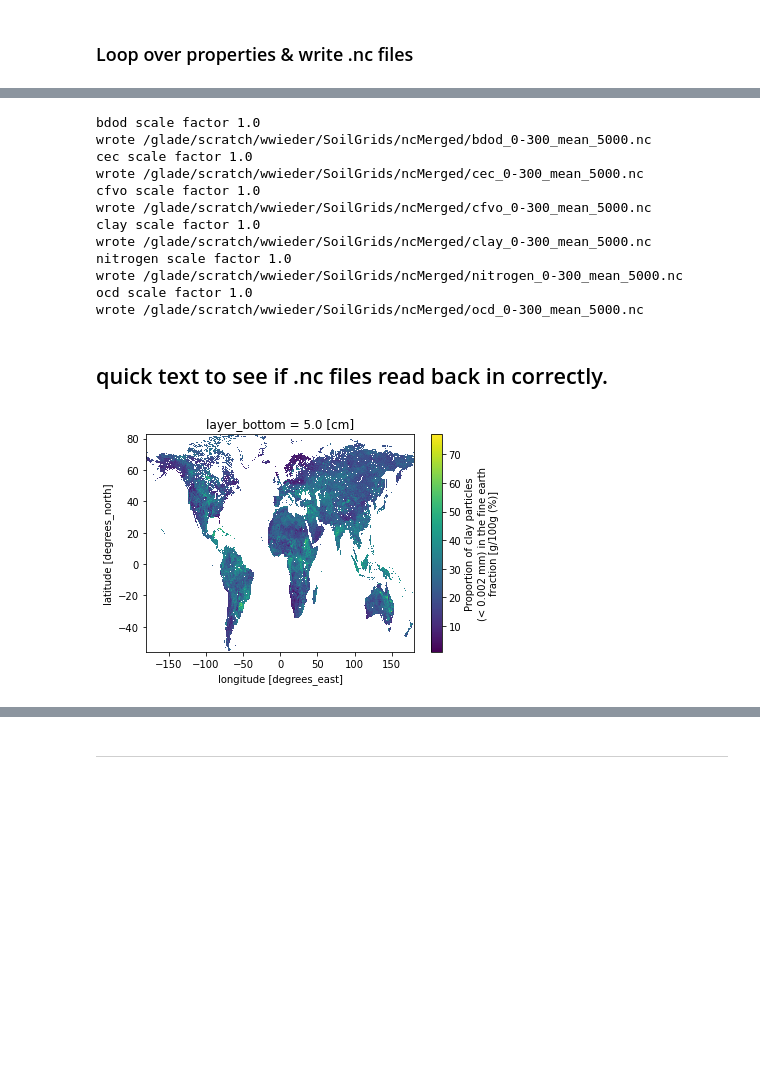
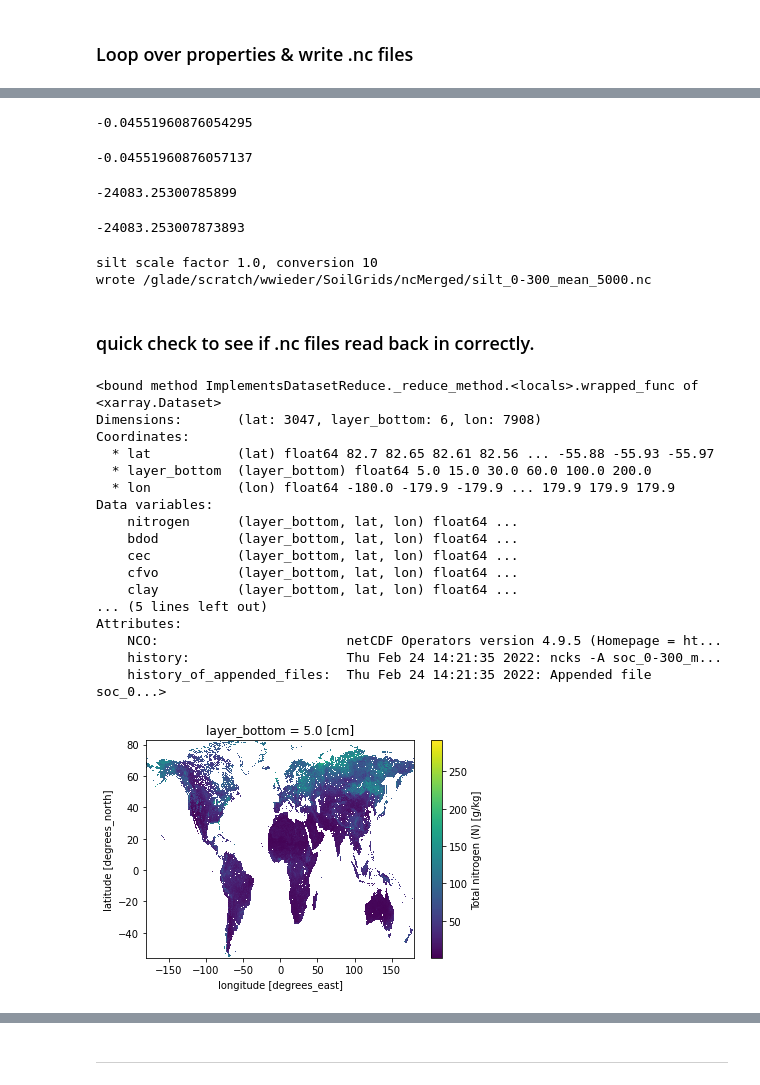
Before and after one commit to wwieder/ctsm_py, a Jupyter notebook: notebooks/tiff2nc.ipynb, the cells around one changed output, grey strips where cells are left out. Cells and saved outputs as stored; diff of their text form; code cells hidden in the pictures; blank space fills up the shorter version.

Commit message:
scripts for working with soil data

```diff
--- a/notebooks/tiff2nc.ipynb
+++ b/notebooks/tiff2nc.ipynb
@@ -107,10 +128,23 @@ Attributes:
+# %%
+print(temp.x[0].values - temp.x[1].values)
+temp.x[-20].values - temp.x[-19].values
+# %% [output]
+-0.04551960876054295
+-0.04551960876057137
+# %%
+print(temp2.x[0].values - temp2.x[1].values)
+temp2.x[100].values - temp2.x[101].values
+# %% [output]
+-24083.25300785899
+-24083.253007873893
 # %%
 path ='/glade/scratch/wwieder/SoilGrids/soilgrids/latest/data_aggregated/5000m/'
 depth = ['0-5','5-15','15-30','30-60','60-100','100-200']
 layer_top =    [0.,5. ,15.,30.,60. ,100.]
 layer_bottom = [5.,15.,30.,60.,100.,200.]
 
-Var = ['bdod','cec','cfvo','clay','nitrogen','ocd','phh2o','sand','soc']
+Var = ['bdod','cec','cfvo','clay','nitrogen','ocd','phh2o','sand','soc','silt']
+Var = ['silt']
 
 for v in range(len(Var)):
     var = Var[v]
@@ -148,7 +182,7 @@ for v in range(len(Var)):
     scale_factor = rds.attrs['scale_factor']
     rds = rds/conversion
     rds.attrs['_FillValue'] = FillValue/conversion
-    print(var + ' scale factor '+str(scale_factor))
+    print(var + ' scale factor '+str(scale_factor)+ ', conversion '+str(conversion))
 
     ## Shift projection, clean up dimensions
     rds_lonlat = rds.rio.reproject("EPSG:4326")
@@ -169,24 +203,35 @@ for v in range(len(Var)):
     #rds_lonlat.where(rds_lonlat !=rds_lonlat.attrs['_FillValue']).isel(layer_bottom=0).plot();
     #rds_lonlat
 # %% [output]
-bdod scale factor 1.0
-wrote /glade/scratch/wwieder/SoilGrids/ncMerged/bdod_0-300_mean_5000.nc
-cec scale factor 1.0
-wrote /glade/scratch/wwieder/SoilGrids/ncMerged/cec_0-300_mean_5000.nc
-cfvo scale factor 1.0
-wrote /glade/scratch/wwieder/SoilGrids/ncMerged/cfvo_0-300_mean_5000.nc
-clay scale factor 1.0
-wrote /glade/scratch/wwieder/SoilGrids/ncMerged/clay_0-300_mean_5000.nc
-nitrogen scale factor 1.0
-wrote /glade/scratch/wwieder/SoilGrids/ncMerged/nitrogen_0-300_mean_5000.nc
-ocd scale factor 1.0
-wrote /glade/scratch/wwieder/SoilGrids/ncMerged/ocd_0-300_mean_5000.nc
+silt scale factor 1.0, conversion 10
+wrote /glade/scratch/wwieder/SoilGrids/ncMerged/silt_0-300_mean_5000.nc
 # %% [markdown]
-## quick text to see if .nc files read back in correctly.
+### quick check to see if .nc files read back in correctly.
 # %%
-fout = '/glade/scratch/wwieder/SoilGrids/ncMerged/' + var +"_0-300_mean_5000.nc"
-fout
-ds = xr.open_dataset(fout)
-ds[var].isel(layer_bottom=0).plot() ;
+#var='silt'
+#fin = '/glade/scratch/wwieder/SoilGrids/ncMerged/' + var +"_0-300_mean_5000.nc"
+#ds = xr.open_dataset(fin)
+
+fin2 = '/glade/scratch/wwieder/SoilGrids/ncMerged/SoilGrids_mean_5000_merged.nc'
+ds2 = xr.open_dataset(fin2)
+ds2.nitrogen.isel(layer_bottom=0).plot() ;
+ds2.var
 # %% [output]
+<bound method ImplementsDatasetReduce._reduce_method.<locals>.wrapped_func of <xarray.Dataset>
+Dimensions:       (lat: 3047, layer_bottom: 6, lon: 7908)
+Coordinates:
+  * lat           (lat) float64 82.7 82.65 82.61 82.56 ... -55.88 -55.93 -55.97
+  * layer_bottom  (layer_bottom) float64 5.0 15.0 30.0 60.0 100.0 200.0
+  * lon           (lon) float64 -180.0 -179.9 -179.9 ... 179.9 179.9 179.9
+Data variables:
+    nitrogen      (layer_bottom, lat, lon) float64 ...
+    bdod          (layer_bottom, lat, lon) float64 ...
+    cec           (layer_bottom, lat, lon) float64 ...
+    cfvo          (layer_bottom, lat, lon) float64 ...
+    clay          (layer_bottom, lat, lon) float64 ...
+... (5 lines left out)
+Attributes:
+    NCO:                        netCDF Operators version 4.9.5 (Homepage = ht...
+    history:                    Thu Feb 24 14:21:35 2022: ncks -A soc_0-300_m...
+    history_of_appended_files:  Thu Feb 24 14:21:35 2022: Appended file soc_0...>
-[figure, old version]
+[figure, new version]
```
Also changed, not shown: parts of 14 cells of this notebook, 1 other file.
